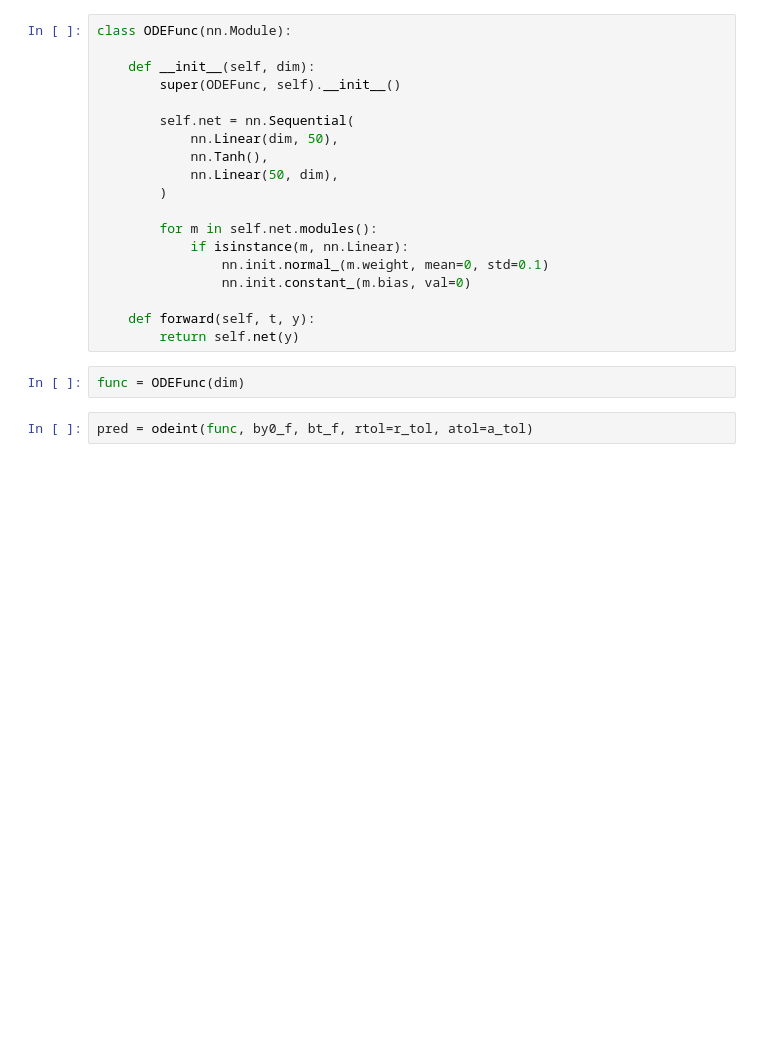
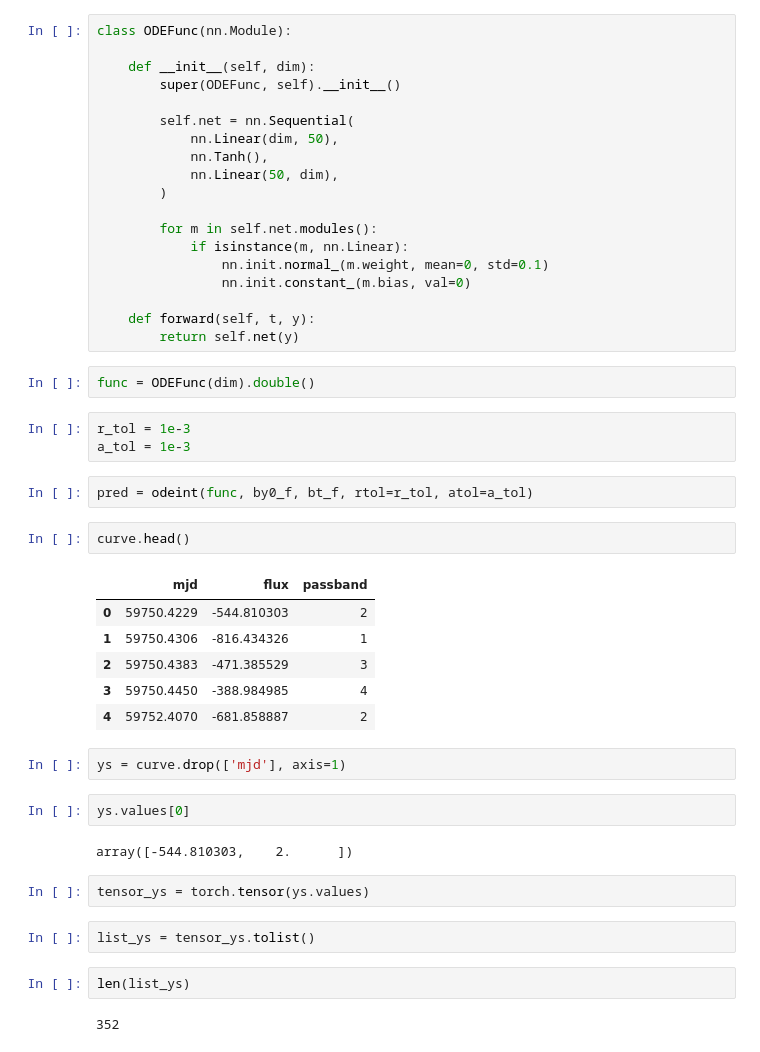
Before and after one commit to deepskies/cosmoNODE, a Jupyter notebook: 3d_plot_train.ipynb, the cells around one changed output. Drawn from its saved outputs; the diff is of its cells as text; blank space fills up the shorter version.

Commit message:
bug fixing ndim, but almost there and almost graphing 3d for 2d data (rn tryna do flux + passband)

```diff
--- a/3d_plot_train.ipynb
+++ b/3d_plot_train.ipynb
@@ -99,6 +99,32 @@ class ODEFunc(nn.Module):
     def forward(self, t, y):
         return self.net(y)
 # %%
-func = ODEFunc(dim)
+func = ODEFunc(dim).double()
+# %%
+r_tol = 1e-3
+a_tol = 1e-3
 # %%
 pred = odeint(func, by0_f, bt_f, rtol=r_tol, atol=a_tol)
+# %%
+curve.head()
+# %% [output]
+|  | mjd | flux | passband |
+| 0 | 59750.4229 | -544.810303 | 2 |
+| 1 | 59750.4306 | -816.434326 | 1 |
+| 2 | 59750.4383 | -471.385529 | 3 |
+| 3 | 59750.4450 | -388.984985 | 4 |
+| 4 | 59752.4070 | -681.858887 | 2 |
+# %%
+ys = curve.drop(['mjd'], axis=1)
+# %%
+ys.values[0]
+# %% [output]
+array([-544.810303,    2.      ])
+# %%
+tensor_ys = torch.tensor(ys.values)
+# %%
+list_ys = tensor_ys.tolist()
+# %%
+len(list_ys)
+# %% [output]
+352
```
Also changed, not shown: 1 other file.
